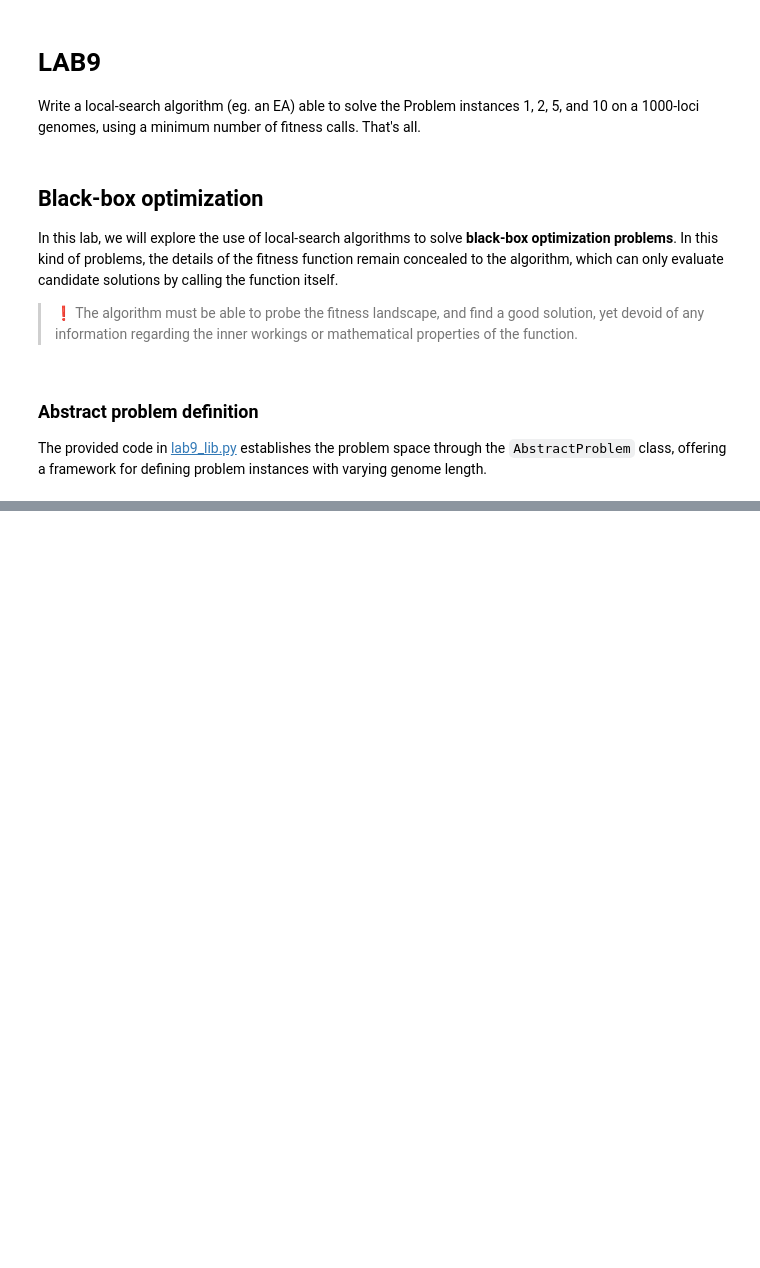
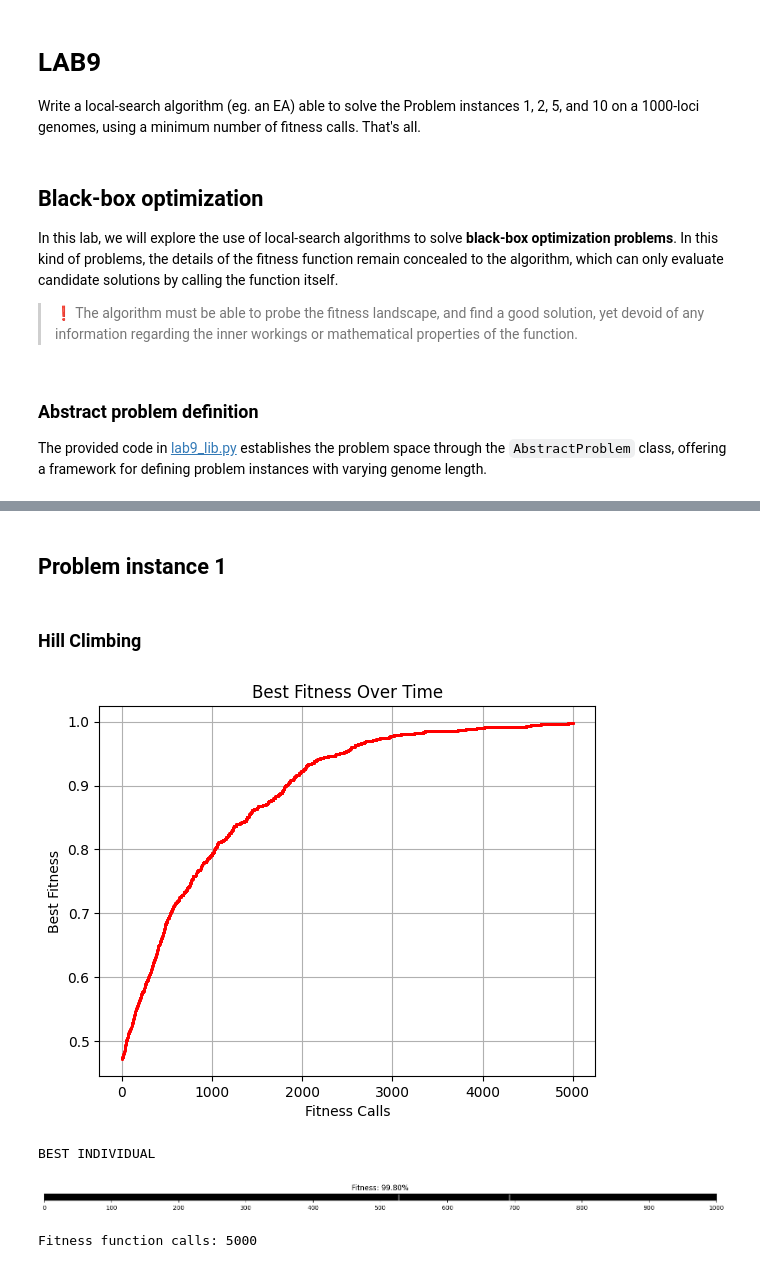
Before and after one commit to beatrice-occhiena/Computational_intelligence, a Jupyter notebook: Labs/Lab_09/black_box_optimization.ipynb, the cells around one changed output, grey strips where cells are left out. Cells and saved outputs as stored; diff of their text form; code cells hidden in the pictures; blank space fills up the shorter version.

```diff
--- a/Labs/Lab_09/black_box_optimization.ipynb
+++ b/Labs/Lab_09/black_box_optimization.ipynb
@@ -245,0 +241,54 @@ Fitness function calls: 100
+# %% [markdown]
+## Problem instance 1
+# %% [markdown]
+### Hill Climbing
+# %%
+PROBLEM_INSTANCE = 1
+fitness_function = abstract_problem.make_problem(PROBLEM_INSTANCE)
+
+# 0. Set up the plot
+plt.title("Best Fitness Over Time")
+plt.xlabel("Fitness Calls")
+plt.ylabel("Best Fitness")
+plt.grid(True)
+
+# 1. Create the dictionary of tested individuals
+tested_individuals = {}
+
+# 2. Create the initial individual
+individual = Individual(NUM_LOCI)
+individual.compute_fitness(fitness_function)
+tested_individuals[tuple(individual.genome)] = individual.fitness
+
+# 3. Run the hill climber
+while fitness_function.calls < 5000:
+
+    # 3.1. Make a copy of the individual
+    new_individual = Individual(NUM_LOCI)
+    new_individual.genome = individual.genome.copy()
+
+    # 3.2. Mutate the copy
+    mutate_all(new_individual, 0.0001)
+
+    # 3.3. Compute the fitness of the mutated copy only if it was not tested before
+    if tuple(new_individual.genome) not in tested_individuals:
+        new_individual.compute_fitness(fitness_function)
+        tested_individuals[tuple(new_individual.genome)] = new_individual.fitness
+        plt.plot(fitness_function.calls, individual.fitness, "ro", markersize=1)
+    else:
+        new_individual.fitness = tested_individuals[tuple(new_individual.genome)]
+
+    # 3.4. Replace the old individual with the new one if it is better
+    if new_individual.fitness > individual.fitness:
+        individual = new_individual
+
+# 4. Show the best individual
+plt.show()
+print("BEST INDIVIDUAL")
+individual.show()
+print(f"Fitness function calls: {fitness_function.calls}")
+# %% [output]
+[figure, added]
+BEST INDIVIDUAL
+[figure, added]
+Fitness function calls: 5000
```
Also changed, not shown: parts of 16 cells of this notebook.
